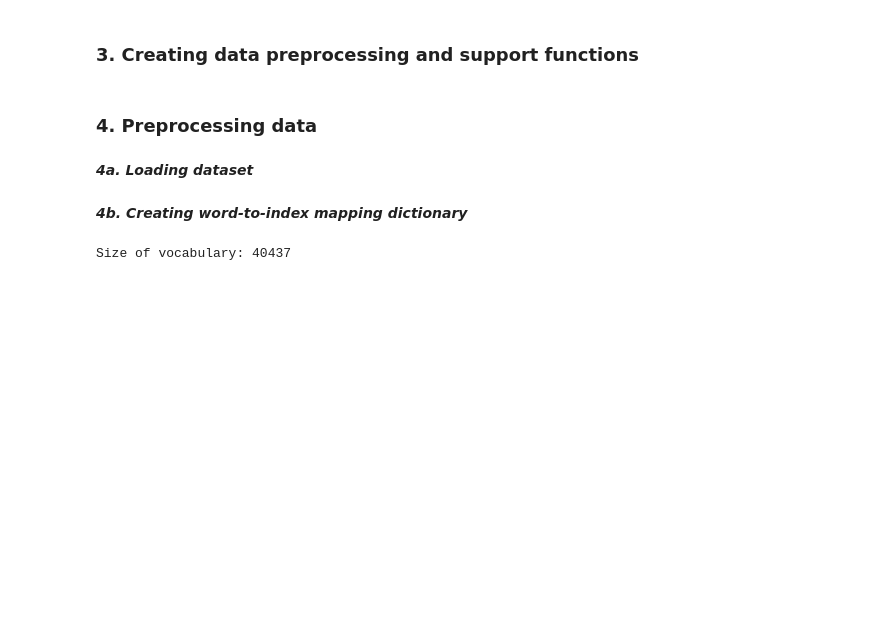
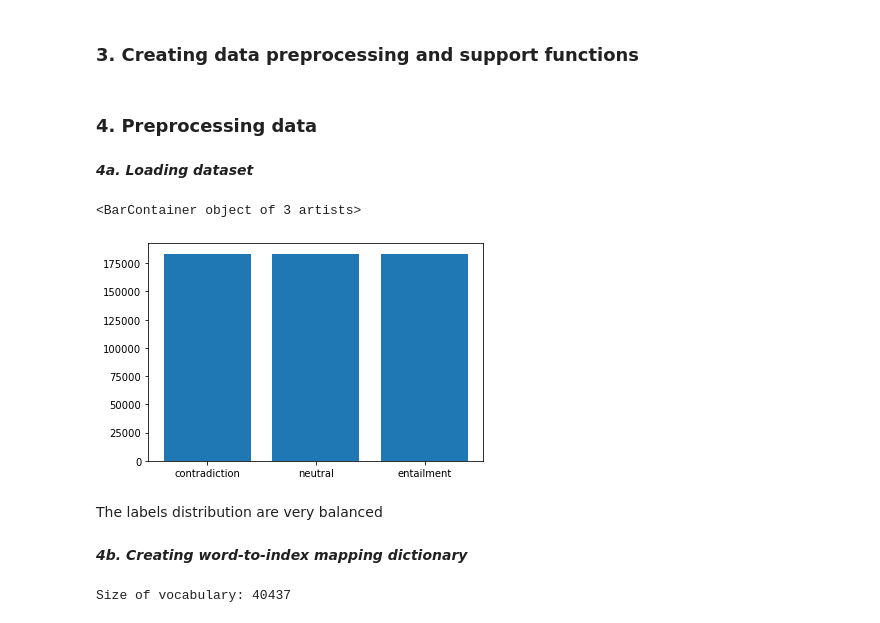
Before and after one commit to quannhoang/Stanford-Natural-Language-Inferece, a Jupyter notebook: SNLI Corpus.ipynb, the cells around one changed output. Cells and saved outputs as stored; diff of their text form; code cells hidden in the pictures; blank space fills up the shorter version.

```diff
--- a/SNLI Corpus.ipynb
+++ b/SNLI Corpus.ipynb
@@ -191,6 +193,19 @@ ___4a. Loading dataset___
 X_train_words, Y_train_words = raw_to_X_Y_words('datasets/snli_1.0_train.csv')
 X_dev_words, Y_dev_words = raw_to_X_Y_words('datasets/snli_1.0_dev.csv')
 X_test_words, Y_test_words = raw_to_X_Y_words('datasets/snli_1.0_test.csv')
+# %%
+labels_count_dict = {'contradiction':np.count_nonzero(Y_train_words=='contradiction'),
+                'neutral':np.count_nonzero(Y_train_words=='neutral'),
+                'entailment':np.count_nonzero(Y_train_words=='entailment'),
+               }
+labels = list(labels_count_dict.keys())
+labels_count = list(labels_count_dict.values())
+plt.bar(labels,labels_count)
+# %% [output]
+<BarContainer object of 3 artists>
+[figure, added]
+# %% [markdown]
+The labels distribution are very balanced
 # %% [markdown]
 ___4b. Creating word-to-index mapping dictionary___
 # %%
```
Also changed, not shown: parts of 25 cells of this notebook.
